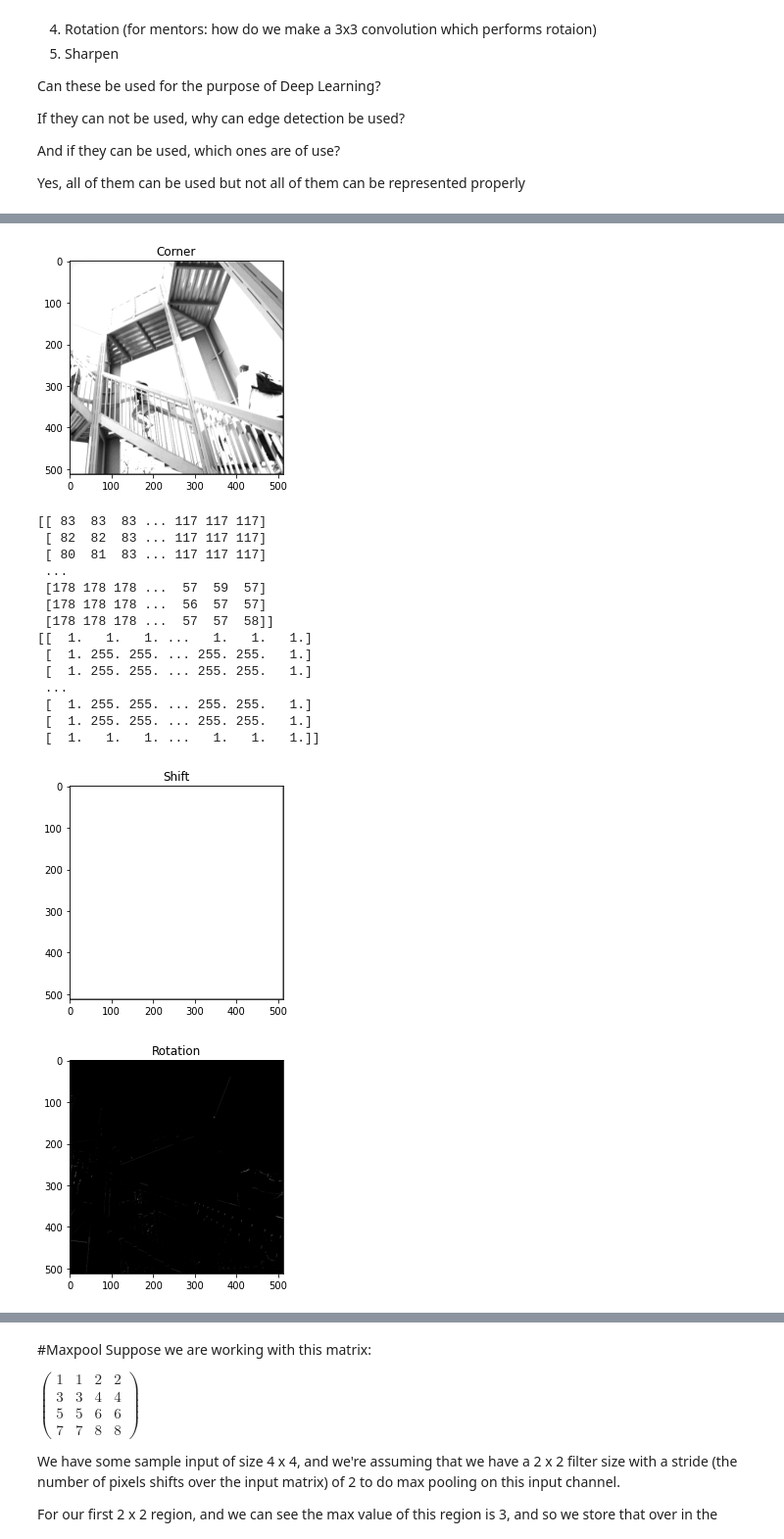
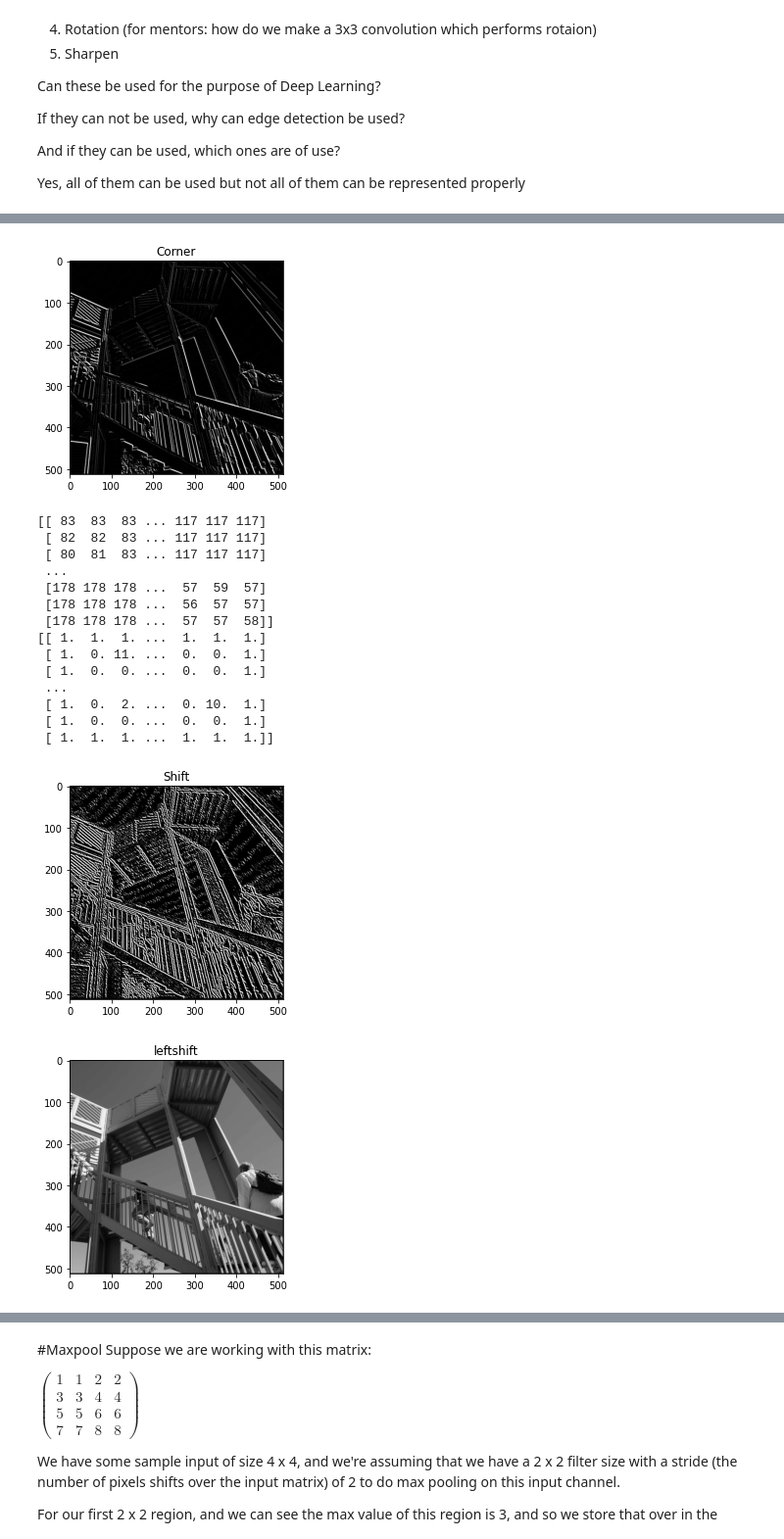
Before and after one commit to MostafaOkaz/FutureMakers2022, a Jupyter notebook: Day_6_Introduction_to_CNNs_MO.ipynb, the cells around one changed output, grey strips where cells are left out. Shown at 98% size. Cells and saved outputs as stored; diff of their text form; code cells hidden in the pictures.

```diff
--- a/Day_6_Introduction_to_CNNs_MO.ipynb
+++ b/Day_6_Introduction_to_CNNs_MO.ipynb
@@ -205,10 +204,10 @@ import math
 
 # Change corner detection filter values here
 
-kernel_corner = np.array([[0,0,0],
-                        [1,1,1],
-                        [0,0,0]])
-print(img)
+kernel_corner = np.array([[0,1,1],
+                        [-1,0,1],
+                        [-1,-1,0]])
+
 img_corner = convolute(img, size_x, size_y, kernel_corner)
 
 plt.gray()
@@ -228,9 +227,9 @@ plt.show()
 ## use the same kernel / convolution / plotting code as above - make sure you change the variable names accordingly
 # Change corner detection filter values here
 
-kernel_shift = np.array([[0,0,0],
-                        [1,1,1],
-                        [0,0,0]])
+kernel_shift = np.array([[1/9,1/9,1/9],
+                        [1/9,1/9,1/9],
+                        [1/9,1/9,1/9]])
 print(img)
 img_shift = convolute(img, size_x, size_y, kernel_corner) # we might not be able to see shift by 1 pixel clearly, that's why we perform the shift 5 times
 img_shift = convolute(img_shift, size_x, size_y, kernel_corner)
@@ -249,25 +248,36 @@ plt.show()
 
 ## use the same kernel / convolution / plotting code as above - make sure you change the variable names accordingly
 
-kernel_rotation = np.array([[math.cos(60),-math.sin(60),0],
-                            [math.sin(60),math.cos(60),0],
-                            [0,0,1]])
-img_rotation = convolute(img, size_x, size_y, kernel_rotation)
+#kernel_rotation = np.array([[math.cos(60),-math.sin(60),0],
+                            # [math.sin(60),math.cos(60),0],
+                            # [0,0,1]])
+#img_rotation = convolute(img, size_x, size_y, kernel_rotation)
+
+
+#plt.gray()
+# #plt.grid(False)
+# plt.imshow(img_rotation)
+# plt.title('Rotation')
+# plt.show()
+
+
+# Change sharpen filter values here
+kernel_leftshift = np.array([[0,0,0],
+                        [1,0,0],
+                        [0,0,0]])
+img_leftshift = convolute(img, size_x, size_y, kernel_leftshift)
 
 plt.gray()
 plt.grid(False)
-plt.imshow(img_rotation)
-plt.title('Rotation')
+plt.imshow(img_leftshift)
+plt.title('leftshift')
 plt.show()
-
-
-# Change sharpen filter values here
-
+#https://stackoverflow.com/questions/21679878/image-convolution-with-scipy-shifted-identity-kernel-how-is-the-computation-d
 ## use the same kernel / convolution / plotting code as above - make sure you change the variable names accordingly
 
-kernel_sharpen = np.array([[0,0,0],
-                        [1,1,1],
-                        [0,0,0]])
+kernel_sharpen = np.array([[-1,-1,-1],
+                        [-1,8,-1],
+                        [-1,-1,-1]])
 img_sharpen = convolute(img, size_x, size_y, kernel_sharpen)
 
 plt.gray()
@@ -293,17 +296,17 @@ plt.show()
-[figure, old version]
+[figure, new version]
 [[ 83  83  83 ... 117 117 117]
  [ 82  82  83 ... 117 117 117]
  [ 80  81  83 ... 117 117 117]
  ...
  [178 178 178 ...  57  59  57]
  [178 178 178 ...  56  57  57]
  [178 178 178 ...  57  57  58]]
-[[  1.   1.   1. ...   1.   1.   1.]
- [  1. 255. 255. ... 255. 255.   1.]
- [  1. 255. 255. ... 255. 255.   1.]
+[[ 1.  1.  1. ...  1.  1.  1.]
+ [ 1.  0. 11. ...  0.  0.  1.]
+ [ 1.  0.  0. ...  0.  0.  1.]
  ...
- [  1. 255. 255. ... 255. 255.   1.]
- [  1. 255. 255. ... 255. 255.   1.]
- [  1.   1.   1. ...   1.   1.   1.]]
+ [ 1.  0.  2. ...  0. 10.  1.]
+ [ 1.  0.  0. ...  0.  0.  1.]
+ [ 1.  1.  1. ...  1.  1.  1.]]
-[figure, old version]
+[figure, new version]
-[figure, old version]
+[figure, new version]
```
Also changed, not shown: parts of 11 cells of this notebook.
